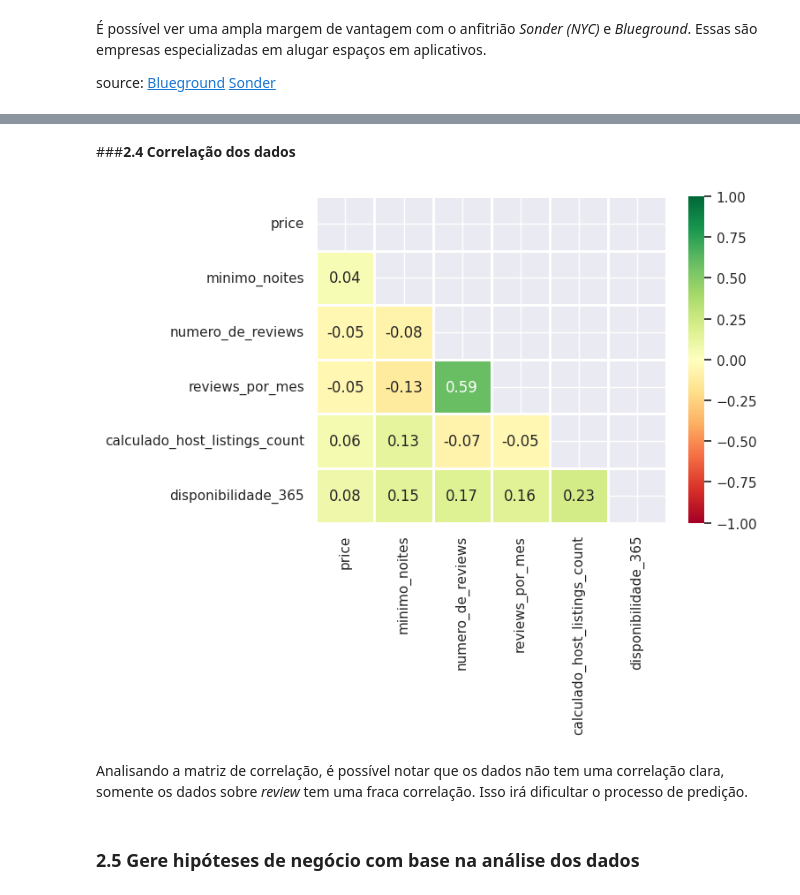
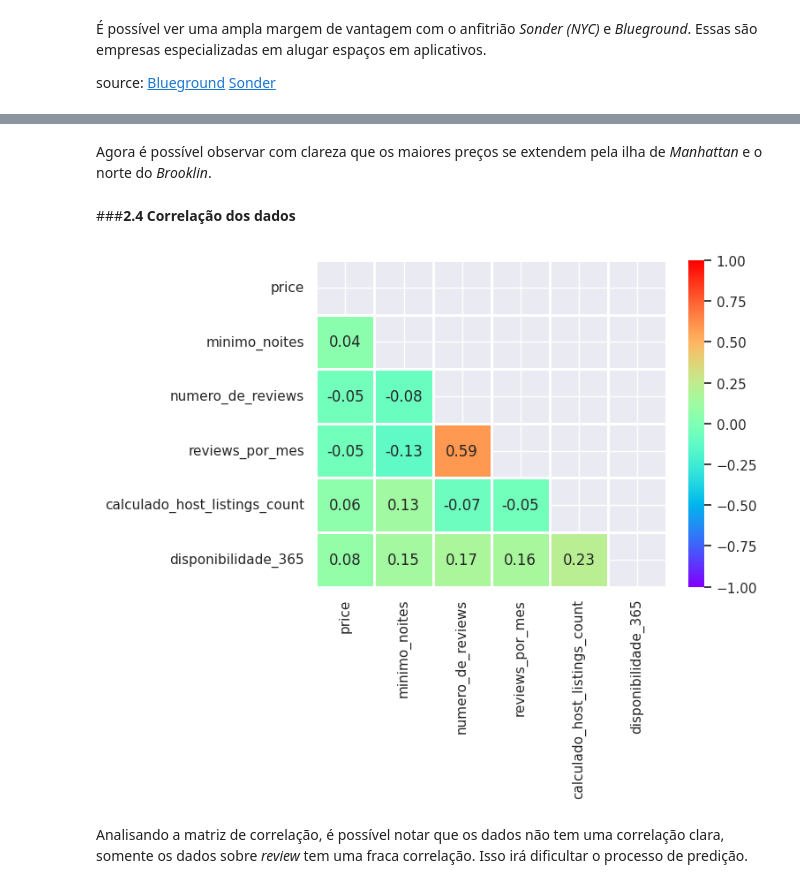
Before and after one commit to carneiro-fernando/lighthouse, a Jupyter notebook: Desafio_Lighthouse_DS.ipynb, the cells around one changed output, grey strips where cells are left out. Drawn from its saved outputs; the diff is of its cells as text; code cells hidden in the pictures.

```diff
--- a/Desafio_Lighthouse_DS.ipynb
+++ b/Desafio_Lighthouse_DS.ipynb
@@ -44,3 +27,22 @@ teste_indicium_prec 100%[===================>]   6.75M  --.-KB/s    in 0.06s
+# %%
+%%capture
+
+file_path_csv = "/content/teste_indicium_precificacao.csv"
+file_path_shp = "/content/nyc.shp"
+file_path_shx = "/content/nyc.shx"
+
+# Baixar os arquivos caso eles não existam
+if not os.path.exists(file_path_csv):
+    !wget https://raw.githubusercontent.com/carneiro-fernando/lighthouse/main/datasource/teste_indicium_precificacao.csv
+
+if not os.path.exists(file_path_shp):
+    !wget https://github.com/carneiro-fernando/lighthouse/raw/main/datasource/nyc.shp
+
+if not os.path.exists(file_path_shx):
+    !wget https://github.com/carneiro-fernando/lighthouse/raw/main/datasource/nyc.shx
+# %%
+# Leitura do arquivo CSV e criação do DataFrame
+df = pd.read_csv(file_path_csv)
 # %% [markdown]
 
 ###**1.3 Descrição dos Dados** (*schema*)
@@ -366,21 +446,21 @@ source: [Blueground](https://www.theblueground.com/)
+# %% [markdown]
+Agora é possível observar com clareza que os maiores preços se extendem pela ilha de *Manhattan* e o norte do *Brooklin*.
 # %% [markdown]
 ###**2.4 Correlação dos dados**
 # %%
 corr_df = num_data_df.corr(method='pearson', numeric_only=True)
 
 # Criando um numpy array identico (like) a corr_df e preenchido com zeros, ele será usado para eliminar a parte triangular superio da matriz de correlação.
 mask = np.zeros_like(corr_df)
 
 # Função do pacote NumPy que dado um array ou matriz (quadrada), seleciona a parte triângular superior.
 mask[np.triu_indices_from(mask)] = True
 
 # Gerando gráfico
-sns.heatmap(corr_df, cmap='RdYlGn', vmax=1.0, vmin=-1.0 , mask = mask, linewidths=2, annot=True, fmt=".2f")
+sns.heatmap(corr_df, cmap='rainbow', vmax=1.0, vmin=-1.0 , mask = mask, linewidths=2, annot=True, fmt=".2f")
 plt.xticks(rotation=90)
 plt.show()
 # %% [output]
-[figure, old version]
+[figure, new version]
 # %% [markdown]
 Analisando a matriz de correlação, é possível notar que os dados não tem uma correlação clara, somente os dados sobre *review* tem uma fraca correlação. Isso irá dificultar o processo de predição.
-# %% [markdown]
-### 2.5 Gere hipóteses de negócio com base na análise dos dados
```
Also changed, not shown: parts of 67 cells of this notebook.
